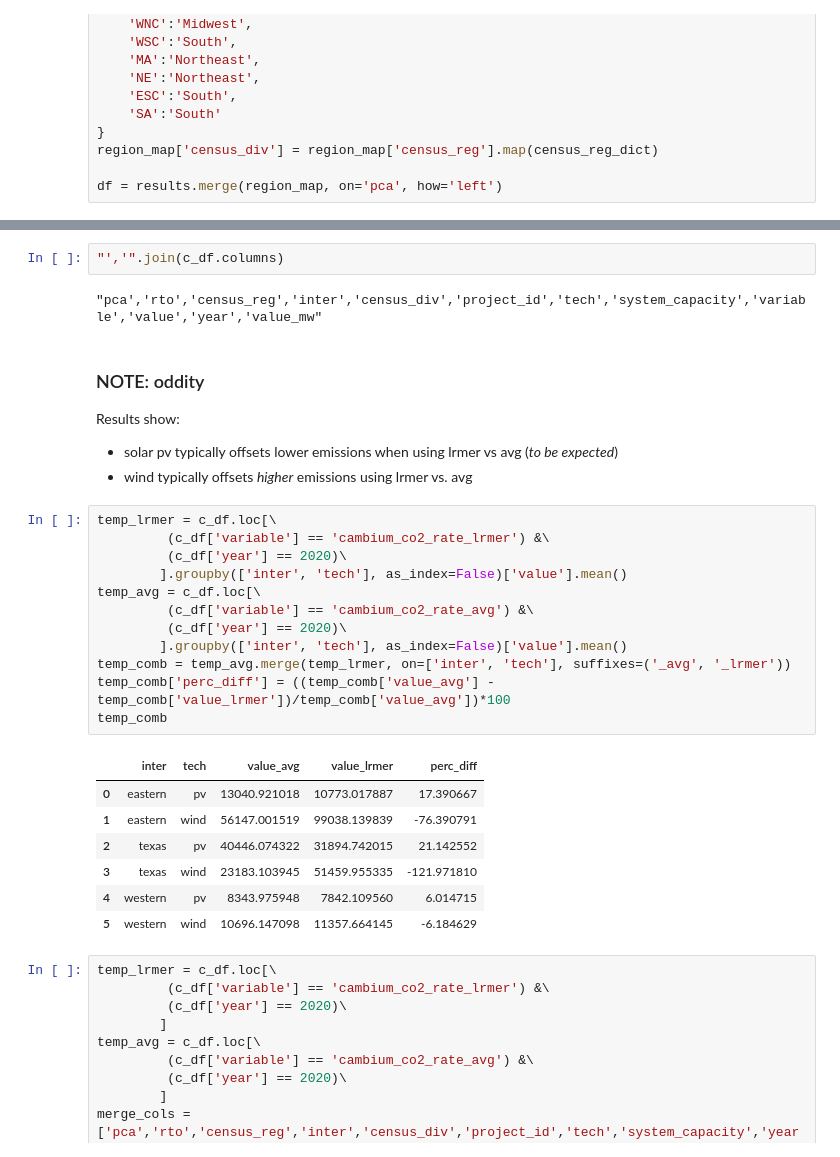
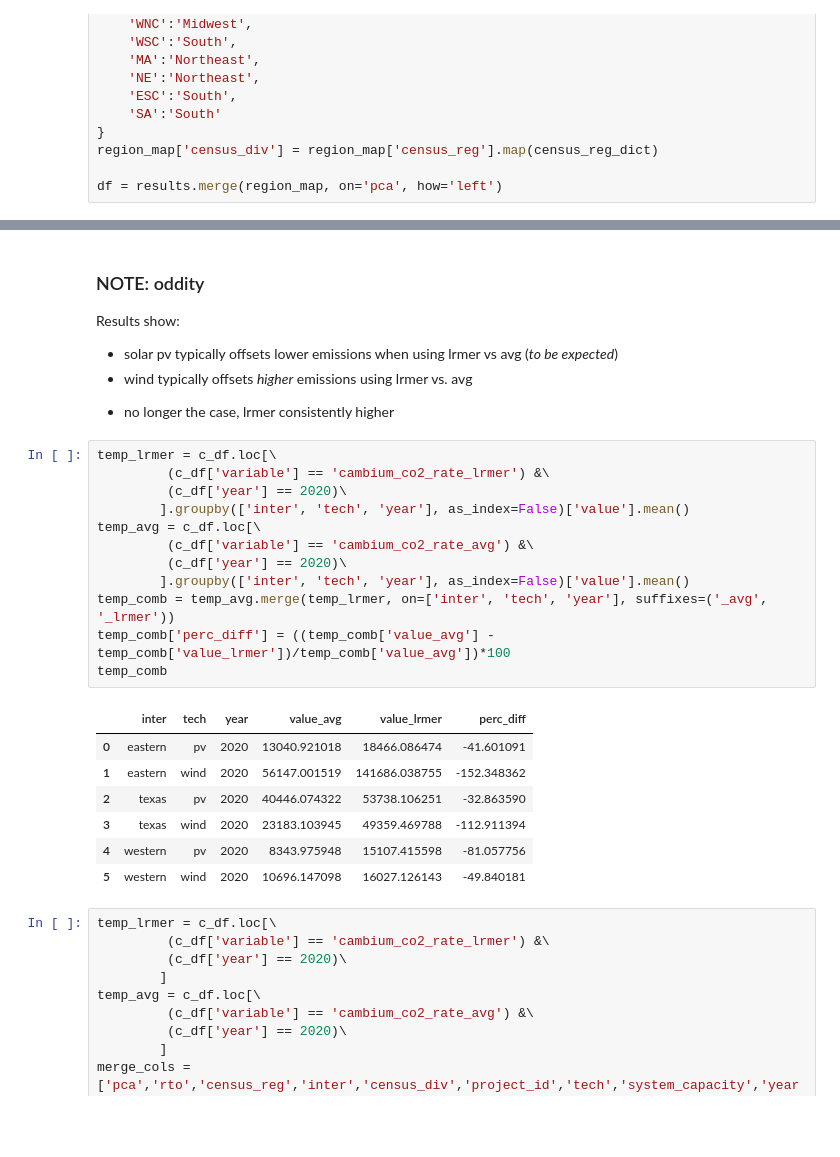
Before and after one commit to NREL/vapor, a Jupyter notebook: notebooks/lrmer_comp.ipynb, the cells around one changed output, grey strips where cells are left out. Saved outputs shown, nothing was run; the diff lists cells and outputs as text; blank space fills up the shorter version.

Commit message:
more comparisons of lrmer and avg rate notebook

```diff
--- a/notebooks/lrmer_comp.ipynb
+++ b/notebooks/lrmer_comp.ipynb
@@ -68,32 +70,30 @@ c_df.head(5)
-# %%
-"','".join(c_df.columns)
-# %% [output]
-"pca','rto','census_reg','inter','census_div','project_id','tech','system_capacity','variable','value','year','value_mw"
 # %% [markdown]
 ### NOTE: oddity
 Results show:
 * solar pv typically offsets lower emissions when using lrmer vs avg (_to be expected_)
 * wind typically offsets _higher_ emissions using lrmer vs. avg
+
++ no longer the case, lrmer consistently higher
 # %%
 temp_lrmer = c_df.loc[\
          (c_df['variable'] == 'cambium_co2_rate_lrmer') &\
          (c_df['year'] == 2020)\
-        ].groupby(['inter', 'tech'], as_index=False)['value'].mean()
+        ].groupby(['inter', 'tech', 'year'], as_index=False)['value'].mean()
 temp_avg = c_df.loc[\
          (c_df['variable'] == 'cambium_co2_rate_avg') &\
          (c_df['year'] == 2020)\
-        ].groupby(['inter', 'tech'], as_index=False)['value'].mean()
-temp_comb = temp_avg.merge(temp_lrmer, on=['inter', 'tech'], suffixes=('_avg', '_lrmer'))
+        ].groupby(['inter', 'tech', 'year'], as_index=False)['value'].mean()
+temp_comb = temp_avg.merge(temp_lrmer, on=['inter', 'tech', 'year'], suffixes=('_avg', '_lrmer'))
 temp_comb['perc_diff'] = ((temp_comb['value_avg'] - temp_comb['value_lrmer'])/temp_comb['value_avg'])*100
 temp_comb
 # %% [output]
-|  | inter | tech | value_avg | value_lrmer | perc_diff |
-| 0 | eastern | pv | 13040.921018 | 10773.017887 | 17.390667 |
-| 1 | eastern | wind | 56147.001519 | 99038.139839 | -76.390791 |
-| 2 | texas | pv | 40446.074322 | 31894.742015 | 21.142552 |
-| 3 | texas | wind | 23183.103945 | 51459.955335 | -121.971810 |
-| 4 | western | pv | 8343.975948 | 7842.109560 | 6.014715 |
-| 5 | western | wind | 10696.147098 | 11357.664145 | -6.184629 |
+|  | inter | tech | year | value_avg | value_lrmer | perc_diff |
+| 0 | eastern | pv | 2020 | 13040.921018 | 18466.086474 | -41.601091 |
+| 1 | eastern | wind | 2020 | 56147.001519 | 141686.038755 | -152.348362 |
+| 2 | texas | pv | 2020 | 40446.074322 | 53738.106251 | -32.863590 |
+| 3 | texas | wind | 2020 | 23183.103945 | 49359.469788 | -112.911394 |
+| 4 | western | pv | 2020 | 8343.975948 | 15107.415598 | -81.057756 |
+| 5 | western | wind | 2020 | 10696.147098 | 16027.126143 | -49.840181 |
 # %%
 temp_lrmer = c_df.loc[\
          (c_df['variable'] == 'cambium_co2_rate_lrmer') &\
```
Also changed, not shown: parts of 7 cells of this notebook.
